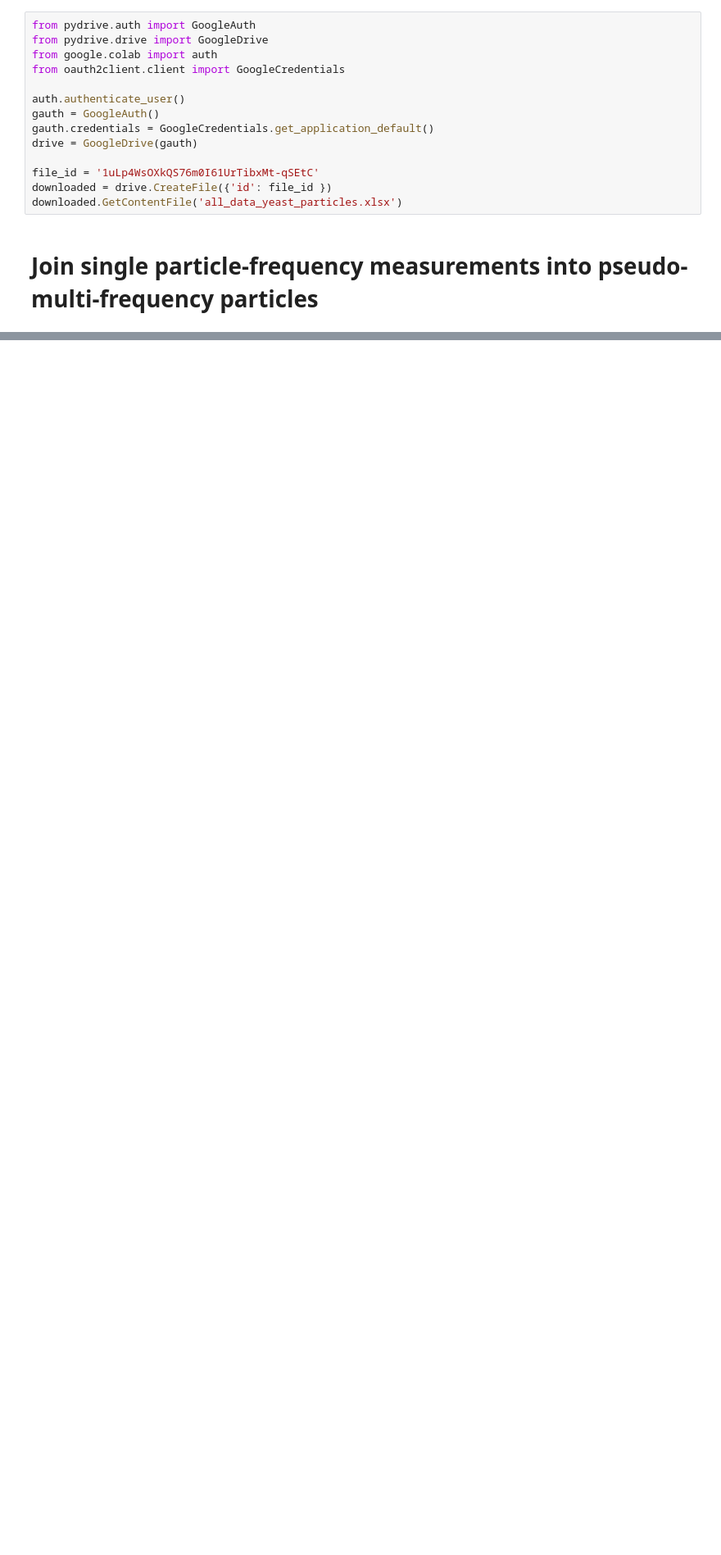
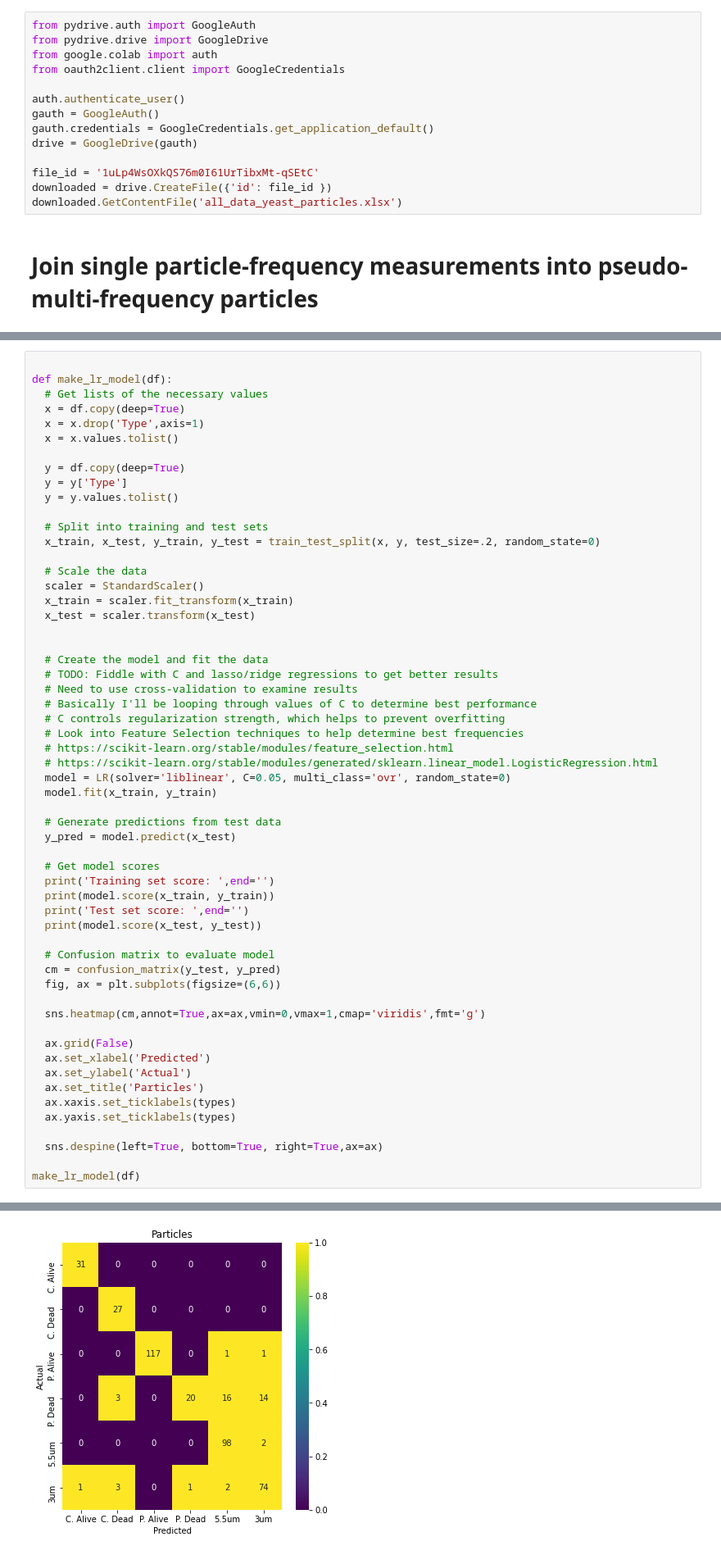
Before and after one commit to Bennibraun/Microwave-Analysis, a Jupyter notebook: Particle_analysis.ipynb, the cells around one changed output, grey strips where cells are left out. Shown at 82% size. Cells and saved outputs as stored; diff of their text form; blank space fills up the shorter version.

```diff
--- a/Particle_analysis.ipynb
+++ b/Particle_analysis.ipynb
@@ -122,0 +138,58 @@ df
+# %%
+
+def make_lr_model(df):
+  # Get lists of the necessary values
+  x = df.copy(deep=True)
+  x = x.drop('Type',axis=1)
+  x = x.values.tolist()
+
+  y = df.copy(deep=True)
+  y = y['Type']
+  y = y.values.tolist()
+
+  # Split into training and test sets
+  x_train, x_test, y_train, y_test = train_test_split(x, y, test_size=.2, random_state=0)
+
+  # Scale the data
+  scaler = StandardScaler()
+  x_train = scaler.fit_transform(x_train)
+  x_test = scaler.transform(x_test)
+
+
+  # Create the model and fit the data
+  # TODO: Fiddle with C and lasso/ridge regressions to get better results
+  # Need to use cross-validation to examine results
+  # Basically I'll be looping through values of C to determine best performance
+  # C controls regularization strength, which helps to prevent overfitting
+  # Look into Feature Selection techniques to help determine best frequencies
+  # https://scikit-learn.org/stable/modules/feature_selection.html
+  # https://scikit-learn.org/stable/modules/generated/sklearn.linear_model.LogisticRegression.html
+  model = LR(solver='liblinear', C=0.05, multi_class='ovr', random_state=0)
+  model.fit(x_train, y_train)
+
+  # Generate predictions from test data
+  y_pred = model.predict(x_test)
+
+  # Get model scores
+  print('Training set score: ',end='')
+  print(model.score(x_train, y_train))
+  print('Test set score: ',end='')
+  print(model.score(x_test, y_test))
+
+  # Confusion matrix to evaluate model
+  cm = confusion_matrix(y_test, y_pred)
+  fig, ax = plt.subplots(figsize=(6,6))
+
+  sns.heatmap(cm,annot=True,ax=ax,vmin=0,vmax=1,cmap='viridis',fmt='g')
+
+  ax.grid(False)
+  ax.set_xlabel('Predicted')
+  ax.set_ylabel('Actual')
+  ax.set_title('Particles')
+  ax.xaxis.set_ticklabels(types)
+  ax.yaxis.set_ticklabels(types)
+
+  sns.despine(left=True, bottom=True, right=True,ax=ax)
+
+make_lr_model(df)
+# %% [output]
@@ -122,0 +198 @@ df
+[figure, added]
```
Also changed, not shown: parts of 24 cells of this notebook.
